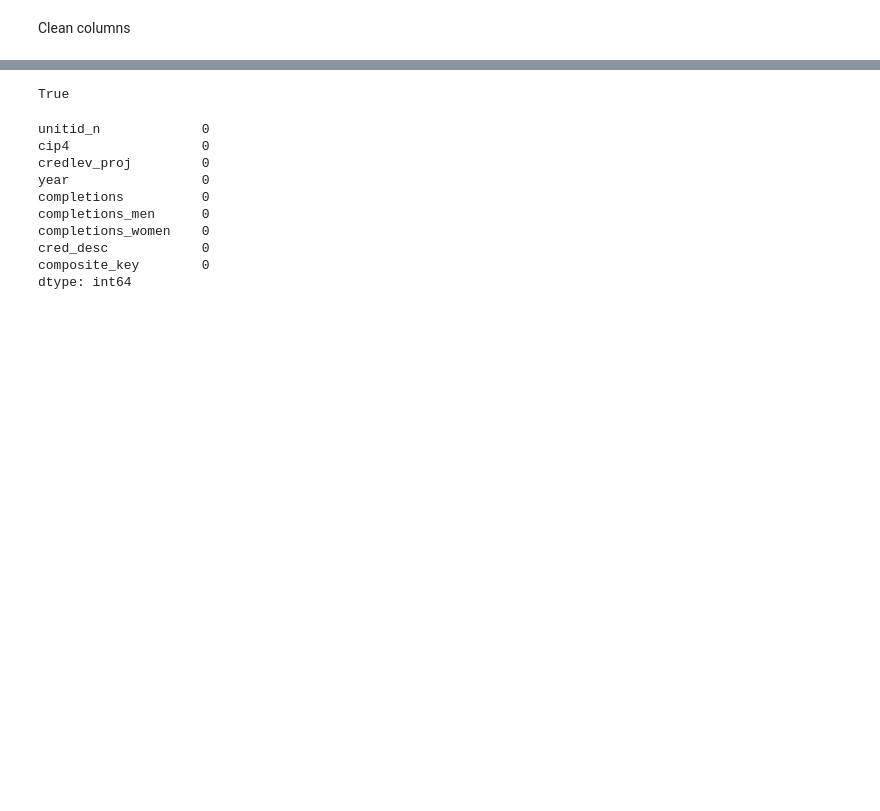
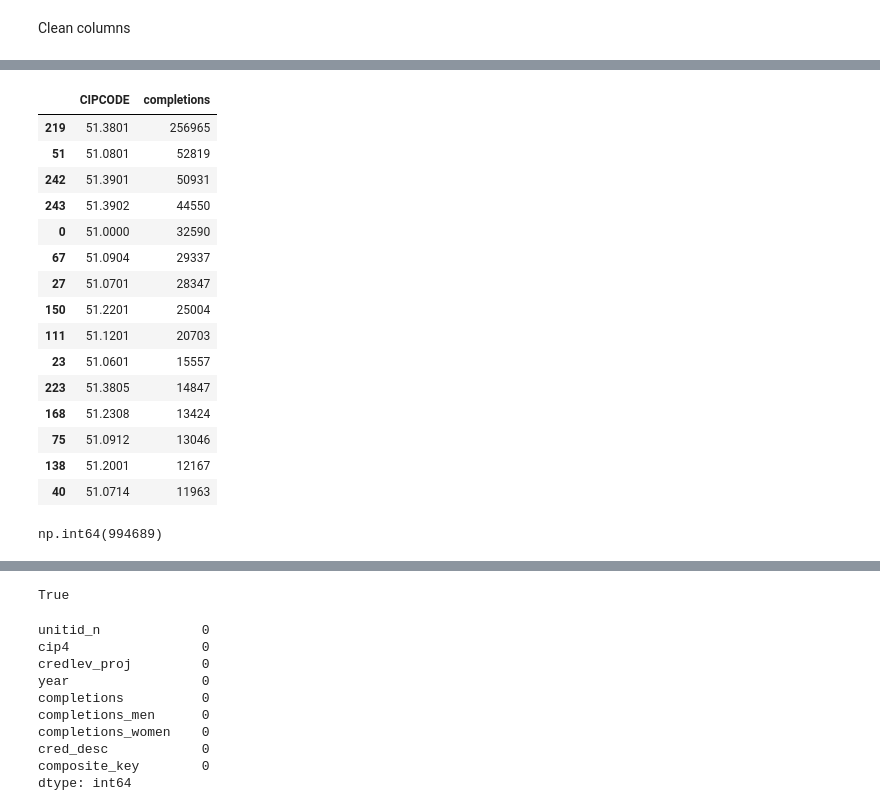
Before and after one commit to DSVaughan266/capstone_da16_python, a Jupyter notebook: notebooks/completions_2024.ipynb, the cells around one changed output, grey strips where cells are left out. Drawn from its saved outputs; the diff is of its cells as text; code cells hidden in the pictures; blank space fills up the shorter version.

```diff
--- a/notebooks/completions_2024.ipynb
+++ b/notebooks/completions_2024.ipynb
@@ -82,0 +271,23 @@ completions["credlev_proj"] = completions["credlev_n"].apply(map_credlevel)
+# %%
+cip51_raw.head(15)
+# %% [output]
+|  | CIPCODE | completions |
+| 219 | 51.3801 | 256965 |
+| 51 | 51.0801 | 52819 |
+| 242 | 51.3901 | 50931 |
+| 243 | 51.3902 | 44550 |
+| 0 | 51.0000 | 32590 |
+| 67 | 51.0904 | 29337 |
+| 27 | 51.0701 | 28347 |
+| 150 | 51.2201 | 25004 |
+| 111 | 51.1201 | 20703 |
+| 23 | 51.0601 | 15557 |
+| 223 | 51.3805 | 14847 |
+| 168 | 51.2308 | 13424 |
+| 75 | 51.0912 | 13046 |
+| 138 | 51.2001 | 12167 |
+| 40 | 51.0714 | 11963 |
+# %%
+cip51_raw['completions'].sum()
+# %% [output]
+np.int64(994689)
```
Also changed, not shown: parts of 15 cells of this notebook, 1 other file.
